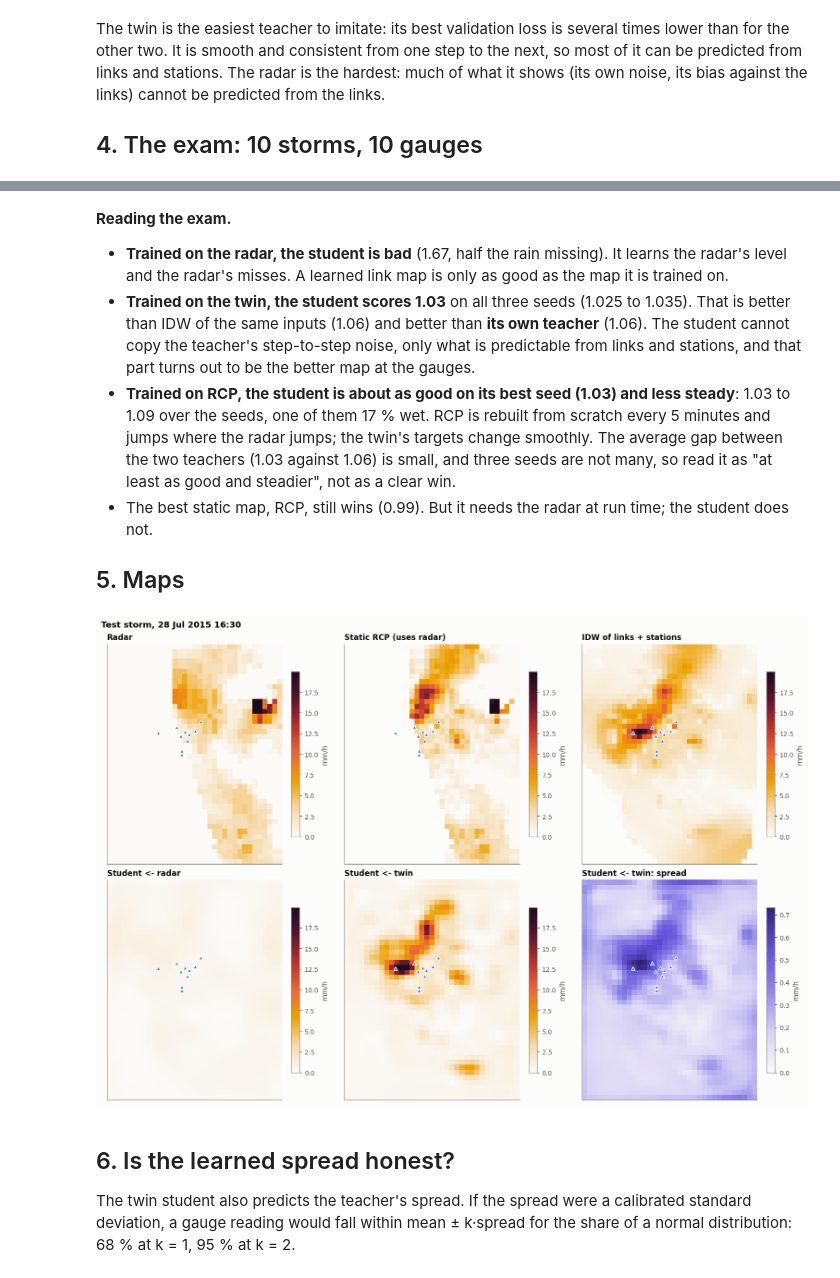
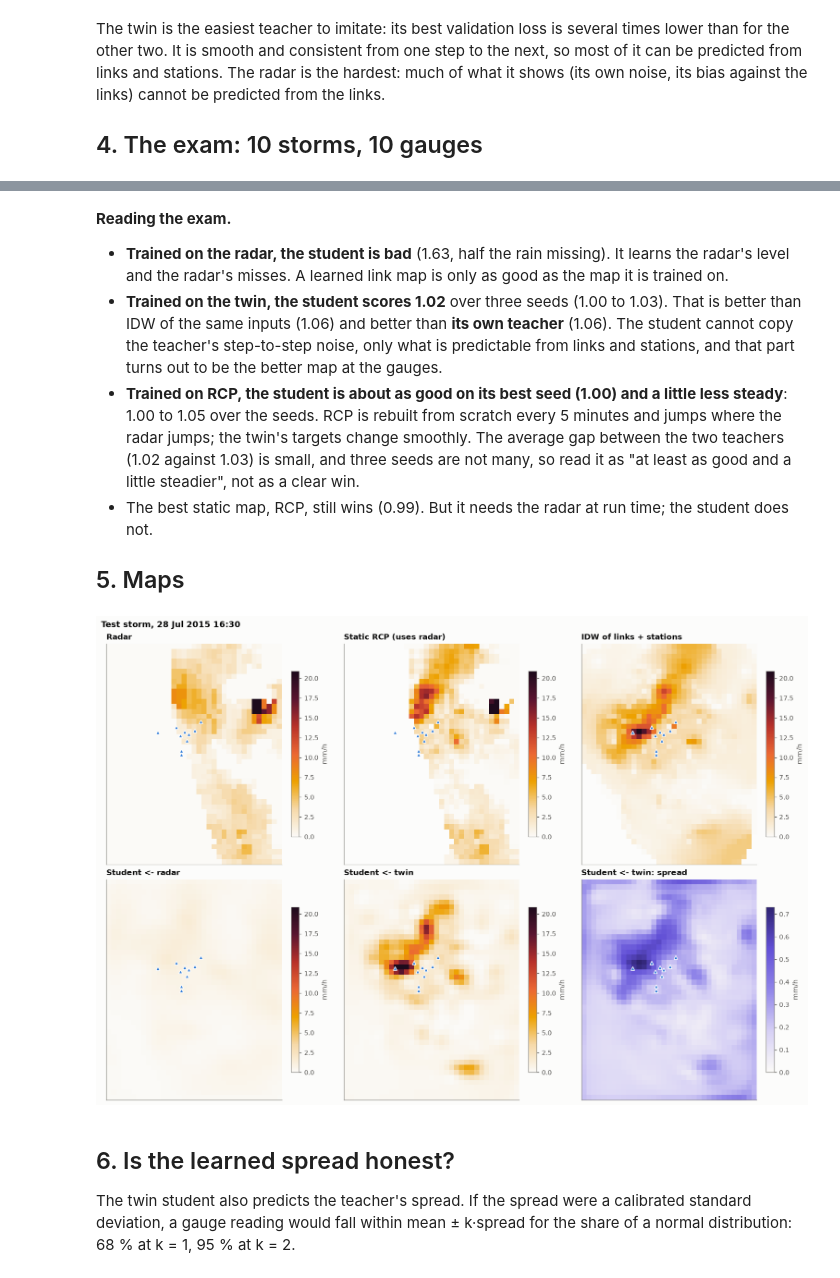
Before and after one commit to drorjac/pinn_digital_twin, a Jupyter notebook: notebooks/11_distilling_the_twin.ipynb, the cells around one changed output, grey strips where cells are left out. Saved outputs shown, nothing was run; the diff lists cells and outputs as text; code cells hidden in the pictures.

Commit message:
Re-execute all 13 notebooks after the full rerun
Every notebook runs from the rebuilt caches in about 23 min. New figures:
10_bias.png and 12_bias.png (the radar's learned bias, frozen and unfrozen).

```diff
--- a/notebooks/11_distilling_the_twin.ipynb
+++ b/notebooks/11_distilling_the_twin.ipynb
@@ -246,17 +246,17 @@ the teacher itself on the test storms (Chapter 10, twin LPR now map): NRMSE 1.06
 # %% [markdown]
 **Reading the exam.**
-* **Trained on the radar, the student is bad** (1.67, half the rain missing). It learns the
+* **Trained on the radar, the student is bad** (1.63, half the rain missing). It learns the
   radar's level and the radar's misses. A learned link map is only as good as the map it is
   trained on.
-* **Trained on the twin, the student scores 1.03** on all three seeds (1.025 to 1.035). That is
+* **Trained on the twin, the student scores 1.02** over three seeds (1.00 to 1.03). That is
   better than IDW of the same inputs (1.06) and better than **its own teacher** (1.06). The
   student cannot copy the teacher's step-to-step noise, only what is predictable from links and
   stations, and that part turns out to be the better map at the gauges.
-* **Trained on RCP, the student is about as good on its best seed (1.03) and less steady**:
-  1.03 to 1.09 over the seeds, one of them 17 % wet. RCP is rebuilt from scratch every 5
-  minutes and jumps where the radar jumps; the twin's targets change smoothly. The average gap
-  between the two teachers (1.03 against 1.06) is small, and three seeds are not many, so read
-  it as "at least as good and steadier", not as a clear win.
+* **Trained on RCP, the student is about as good on its best seed (1.00) and a little less
+  steady**: 1.00 to 1.05 over the seeds. RCP is rebuilt from scratch every 5 minutes and jumps
+  where the radar jumps; the twin's targets change smoothly. The average gap between the two
+  teachers (1.02 against 1.03) is small, and three seeds are not many, so read it as "at least
+  as good and a little steadier", not as a clear win.
 * The best static map, RCP, still wins (0.99). But it needs the radar at run time; the student
   does not.
 
@@ -264,26 +264,26 @@ the teacher itself on the test storms (Chapter 10, twin LPR now map): NRMSE 1.06
 # %%
 st = steps[[i for i, (n, _, _) in enumerate(c.events()) if n == "20150728T03"][0]]
 k = int(np.nanargmax(np.nanmean(c.radar(st), (1, 2))))
 j = int(np.flatnonzero(ti == st[k])[0])
 panels = [(np.nan_to_num(c.radar(st[[k]])[0]), "Radar", viz.FIELD),
           (c.product("RCP", st[[k]])[0], "Static RCP (uses radar)", viz.FIELD),
           (c.product("CP", st[[k]])[0], "IDW of links + stations", viz.FIELD),
           (outs[("radar", 0)][j, 0], "Student <- radar", viz.FIELD),
           (outs[("twin", 0)][j, 0], "Student <- twin", viz.FIELD),
           (outs[("twin", 0)][j, 1], "Student <- twin: spread", viz.UNCERTAINTY)]
 vm = np.nanpercentile(panels[1][0], 99.5)
 fig, axes = plt.subplots(2, 3, figsize=(14, 9.5), constrained_layout=True)
 for ax, (F, ttl, cm) in zip(axes.ravel(), panels):
     ax.grid(False)
     im = ax.imshow(F, origin="lower", cmap=cm, vmin=0, vmax=vm if cm is viz.FIELD else None, extent=ext)
     ax.plot(c.gauges["x"], c.gauges["y"], "^", color=viz.BLUE, ms=5, mec="white")
     ax.set(title=ttl, xticks=[], yticks=[])
     plt.colorbar(im, ax=ax, shrink=0.75, label="mm/h")
-fig.suptitle(f"Test storm, {c.times[st[k]]:%d %b %Y %H:%M}", x=0.01, ha="left", fontweight="semibold")
+fig.suptitle(f"Test storm, {c.times[st[k]]:%d %b %Y %H:%M}", x=0.01, ha="left", fontweight="bold")
 viz.save(fig, "11_maps.png")
 plt.show()
 # %% [output]
-[figure, old version]
+[figure, new version]
 # %% [markdown]
 ## 6. Is the learned spread honest?
 The twin student also predicts the teacher's spread. If the spread were a calibrated standard
```
Also changed, not shown: parts of 6 cells of this notebook, 48 other files.
